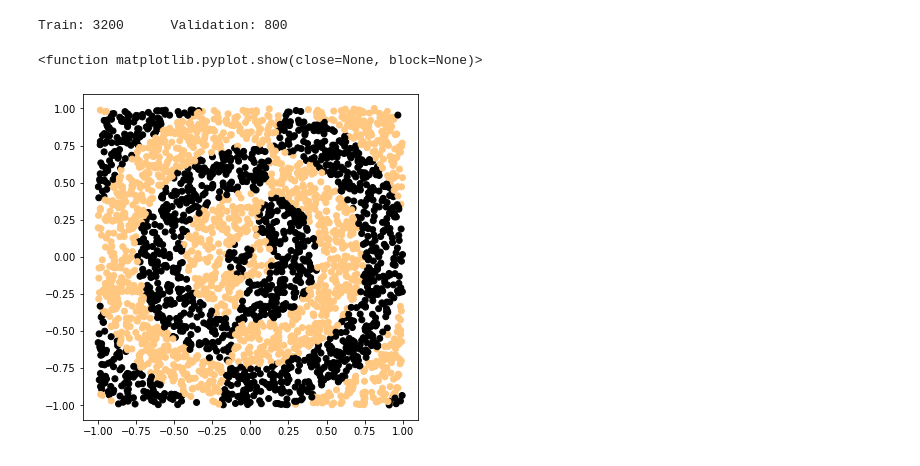
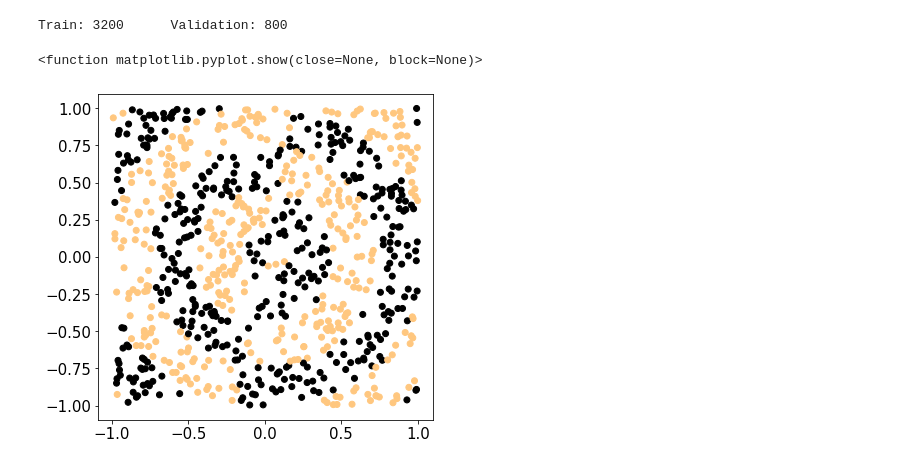
Before and after one commit to threeblueonebrowneyes/lcpb-homework, a Jupyter notebook: HW_01/ex_1.ipynb, the cells around one changed output. Saved outputs shown, nothing was run; the diff lists cells and outputs as text; code cells hidden in the pictures.

```diff
--- a/HW_01/ex_1.ipynb
+++ b/HW_01/ex_1.ipynb
@@ -603,11 +745,11 @@ x_train = Rescale(x_train)
 x_valid = Rescale(x_valid)
 # %%
 plt.figure(figsize = (6,6))
-plt.scatter(x_train[:,0],x_train[:,1],c=y_train)
+plt.scatter(x_valid[:,0],x_valid[:,1],c=y_valid)
 plt.show
 # %% [output]
 <function matplotlib.pyplot.show(close=None, block=None)>
-[figure, old version]
+[figure, new version]
 # %%
 def create_DNN(act_func, neurons):
     model = Sequential() #empty template of the neural network
```
Also changed, not shown: parts of 38 cells of this notebook.
